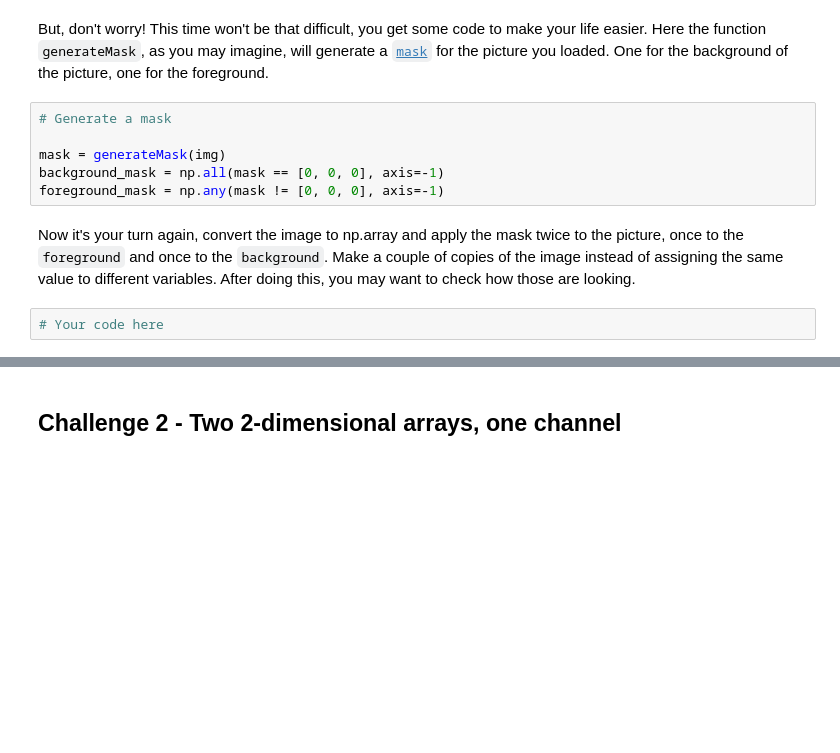
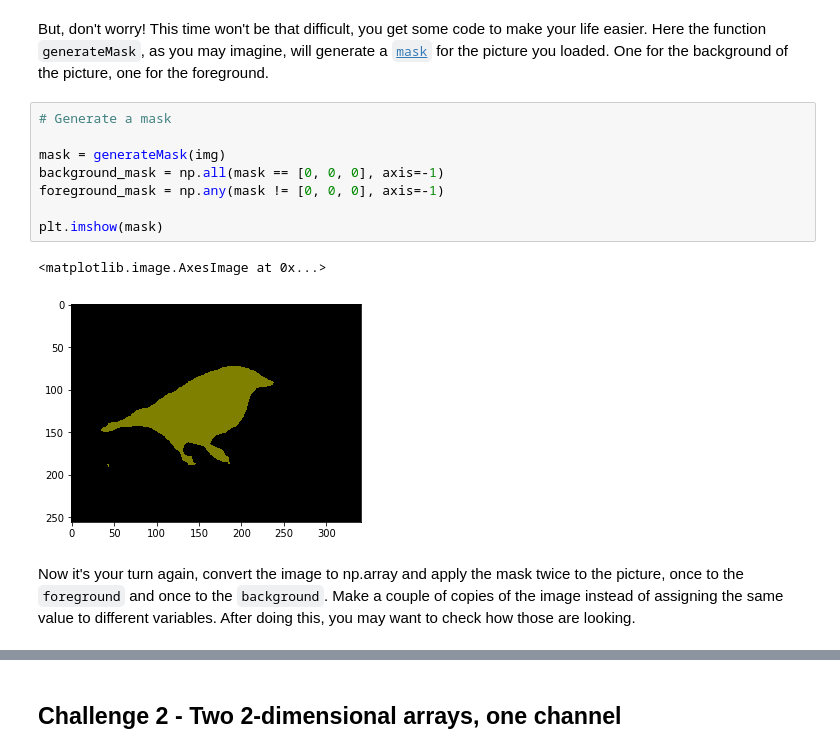
Before and after one commit to blancalluch/ImageSegmentation, a Jupyter notebook: main.ipynb, the cells around one changed output, grey strips where cells are left out. Drawn from its saved outputs; the diff is of its cells as text; blank space fills up the shorter version.

```diff
--- a/main.ipynb
+++ b/main.ipynb
@@ -57,10 +78,13 @@ Here the function `generateMask`, as you may imagine, will generate a [`mask`](h
 # %%
 # Generate a mask
 
 mask = generateMask(img)
 background_mask = np.all(mask == [0, 0, 0], axis=-1)
 foreground_mask = np.any(mask != [0, 0, 0], axis=-1)
+
+plt.imshow(mask)
+# %% [output]
+<matplotlib.image.AxesImage at 0x...>
+[figure, added]
 # %% [markdown]
 Now it's your turn again, convert the image to np.array and apply the mask twice to the picture, once to the `foreground` and once to the `background`. Make a couple of copies of the image instead of assigning the same value to different variables. After doing this, you may want to check how those are looking.
-# %%
-# Your code here
```
Also changed, not shown: parts of 4 cells of this notebook.
